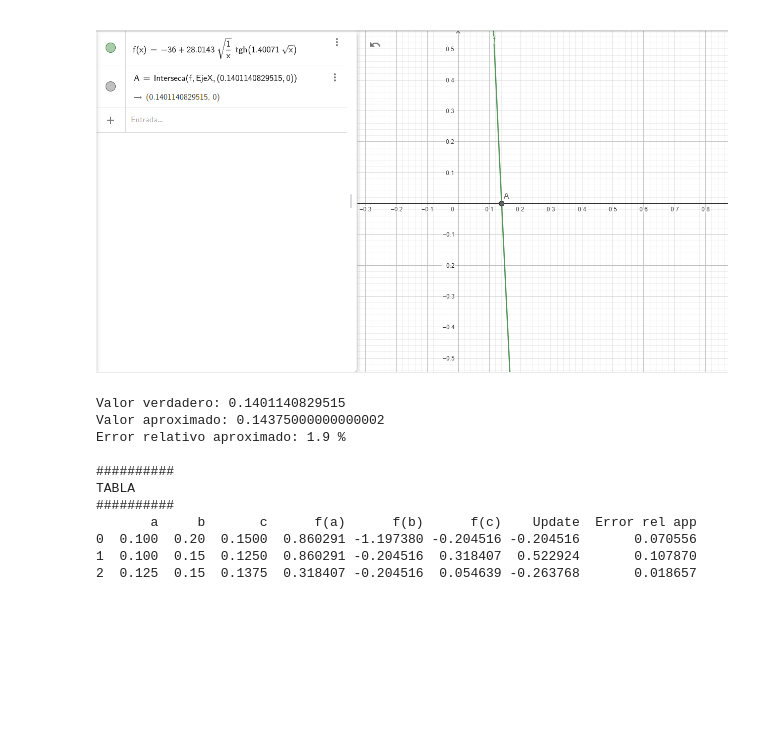
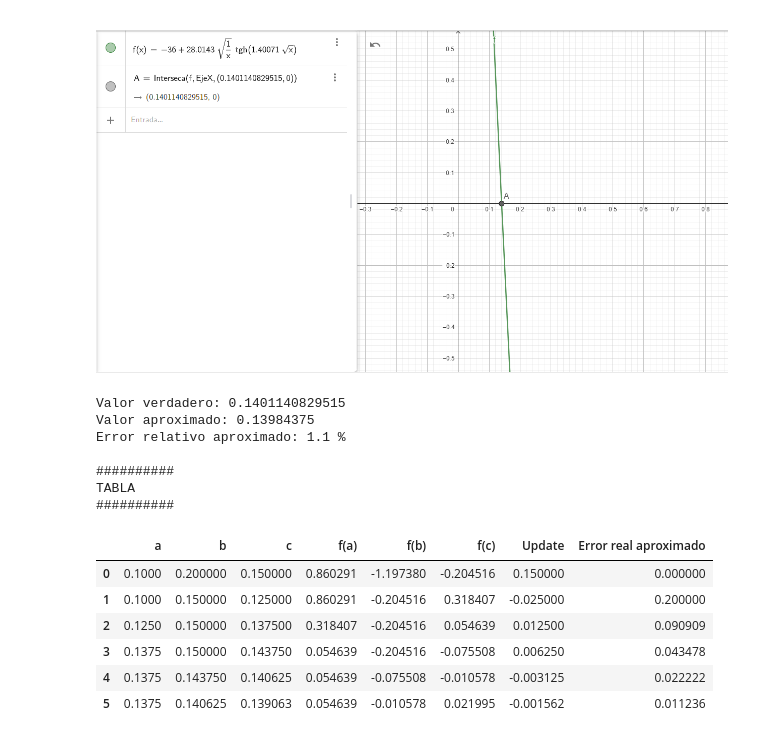
Before and after one commit to LucasRobles2323/Tarea1-MetodosNumericos, a Jupyter notebook: Tarea_1_Pregunta3.ipynb, the cells around one changed output. Saved outputs shown, nothing was run; the diff lists cells and outputs as text; code cells hidden in the pictures; blank space fills up the shorter version.

Commit message:
Creado mediante Colaboratory. Quite errores de ortografia en la pregunta, le pregunte al profe por la tabla y realice cambios en consecuencia

```diff
--- a/Tarea_1_Pregunta3.ipynb
+++ b/Tarea_1_Pregunta3.ipynb
@@ -47,9 +43,7 @@ def valorC(a,b):
   resultado = (a+b)/2
   return resultado
 
-def error(valor_aprox):
-
-  valor_vdd = 0.1401140829515
+def error(valor_aprox, valor_vdd):
   return abs((valor_vdd - valor_aprox)/valor_vdd)
 # %%
 
@@ -68,6 +62,7 @@ def main(a,b):
   c = valorC(a,b)
   err = 1
   aux = 0
+  cont = 0
 
   #for i in range(5):
 
@@ -86,7 +81,7 @@ def main(a,b):
     arr_fc.append(f_c)
 
     #calculo update
-    up = f_c - aux
+    up = c - aux
     update.append(up)
 
     # condiciones
@@ -97,9 +92,14 @@ def main(a,b):
       b = c
 
     #calulo de error
-    err = error(c)
-    arr_error.append(err)
-    aux = f_c
+    err = error(aux, c)
+    if cont != 0:
+        arr_error.append(err)
+    else:
+        arr_error.append(0)
+        cont += 1
+
+    aux = c
 
     c= valorC(a,b)
 
@@ -108,31 +108,35 @@ def main(a,b):
   print("Error relativo aproximado:",round(err*100,1),"%")
 
   # TABLA
-  df = pd.DataFrame({'a':arr_a,
+  tabla = pd.DataFrame({'a':arr_a,
                      'b':arr_b,
                      'c':arr_c,
                      'f(a)':arr_fa,
                      'f(b)':arr_fb,
                      'f(c)':arr_fc,
                      'Update':update,
-                     'Error rel app':arr_error })
+                     'Error real aproximado':arr_error })
 
   print()
   print("#"*10)
   print("TABLA")
   print("#"*10)
-  print(df)
+  return tabla
 # %%
-main(0.1,0.2)
+Tabla = main(0.1,0.2)
+Tabla
 # %% [output]
 Valor verdadero: 0.1401140829515
-Valor aproximado: 0.14375000000000002
-Error relativo aproximado: 1.9 %
+Valor aproximado: 0.13984375
+Error relativo aproximado: 1.1 %
 
 ##########
 TABLA
 ##########
-       a     b       c      f(a)      f(b)      f(c)    Update  Error rel app
-0  0.100  0.20  0.1500  0.860291 -1.197380 -0.204516 -0.204516       0.070556
-1  0.100  0.15  0.1250  0.860291 -0.204516  0.318407  0.522924       0.107870
-2  0.125  0.15  0.1375  0.318407 -0.204516  0.054639 -0.263768       0.018657
+|  | a | b | c | f(a) | f(b) | f(c) | Update | Error real aproximado |
+| 0 | 0.1000 | 0.200000 | 0.150000 | 0.860291 | -1.197380 | -0.204516 | 0.150000 | 0.000000 |
+| 1 | 0.1000 | 0.150000 | 0.125000 | 0.860291 | -0.204516 | 0.318407 | -0.025000 | 0.200000 |
+| 2 | 0.1250 | 0.150000 | 0.137500 | 0.318407 | -0.204516 | 0.054639 | 0.012500 | 0.090909 |
+| 3 | 0.1375 | 0.150000 | 0.143750 | 0.054639 | -0.204516 | -0.075508 | 0.006250 | 0.043478 |
+| 4 | 0.1375 | 0.143750 | 0.140625 | 0.054639 | -0.075508 | -0.010578 | -0.003125 | 0.022222 |
+| 5 | 0.1375 | 0.140625 | 0.139063 | 0.054639 | -0.010578 | 0.021995 | -0.001562 | 0.011236 |
```
Also changed, not shown: parts of 1 cell of this notebook.
